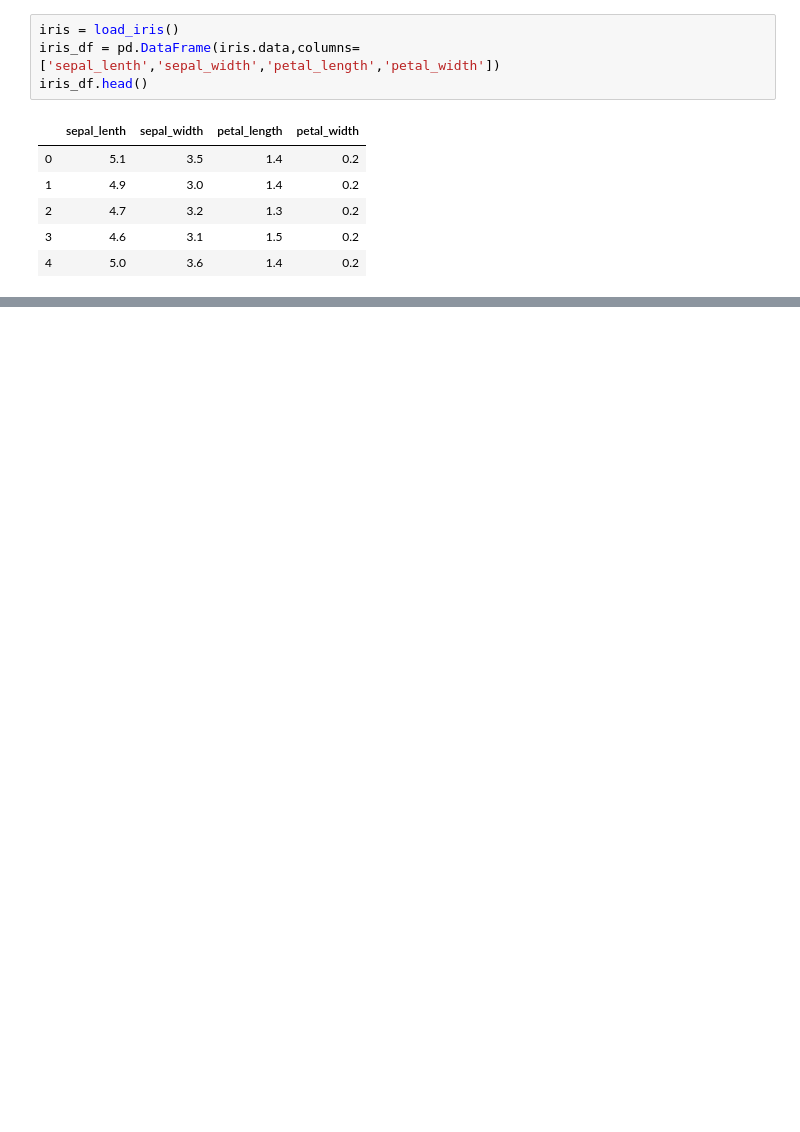
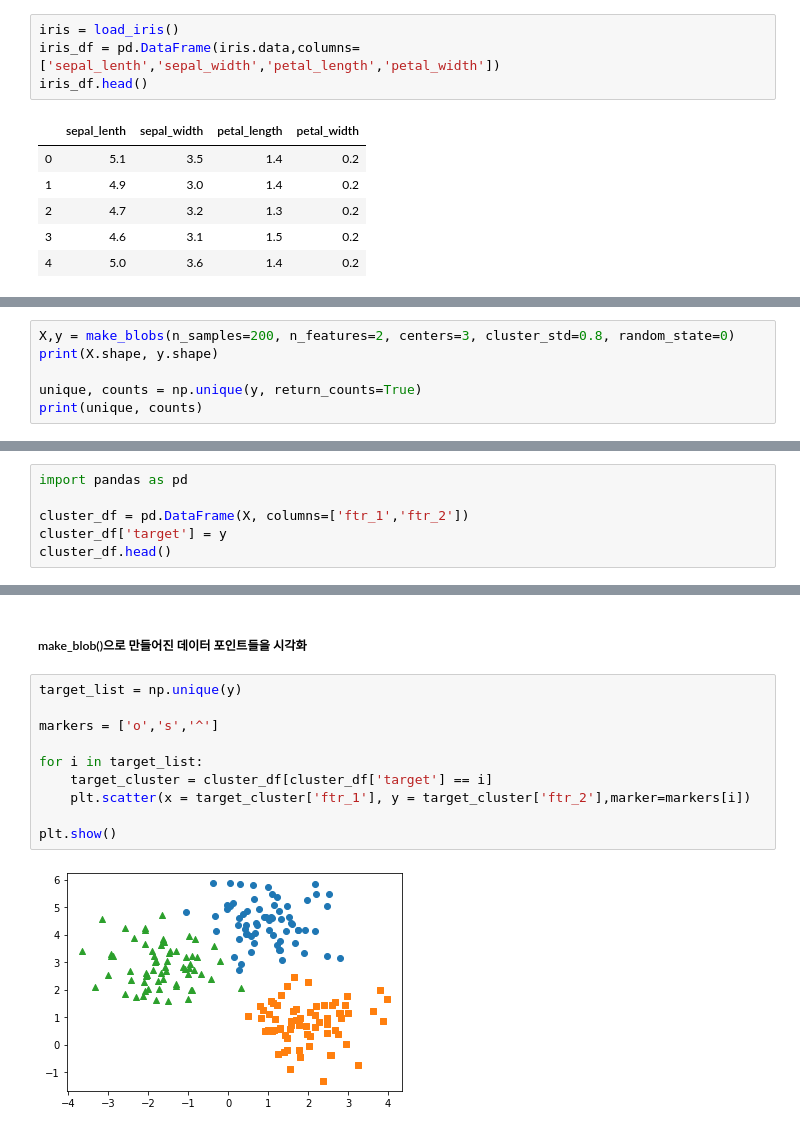
Before and after one commit to jeonprize/Machine_Learning, a Jupyter notebook: 7. 군집화.ipynb, the cells around one changed output, grey strips where cells are left out. Cells and saved outputs as stored; diff of their text form; blank space fills up the shorter version.

```diff
--- a/7. 군집화.ipynb
+++ b/7. 군집화.ipynb
@@ -34,0 +99,6 @@ iris_df.head()
+# %%
+X,y = make_blobs(n_samples=200, n_features=2, centers=3, cluster_std=0.8, random_state=0)
+print(X.shape, y.shape)
+
+unique, counts = np.unique(y, return_counts=True)
+print(unique, counts)
@@ -34,0 +113,6 @@ iris_df.head()
+# %%
+import pandas as pd
+
+cluster_df = pd.DataFrame(X, columns=['ftr_1','ftr_2'])
+cluster_df['target'] = y
+cluster_df.head()
@@ -34,0 +126,14 @@ iris_df.head()
+# %% [markdown]
+##### make_blob()으로 만들어진 데이터 포인트들을 시각화
+# %%
+target_list = np.unique(y)
+
+markers = ['o','s','^']
+
+for i in target_list:
+    target_cluster = cluster_df[cluster_df['target'] == i]
+    plt.scatter(x = target_cluster['ftr_1'], y = target_cluster['ftr_2'],marker=markers[i])
+
+plt.show()
+# %% [output]
+[figure, added]
```
Also changed, not shown: parts of 13 cells of this notebook.
